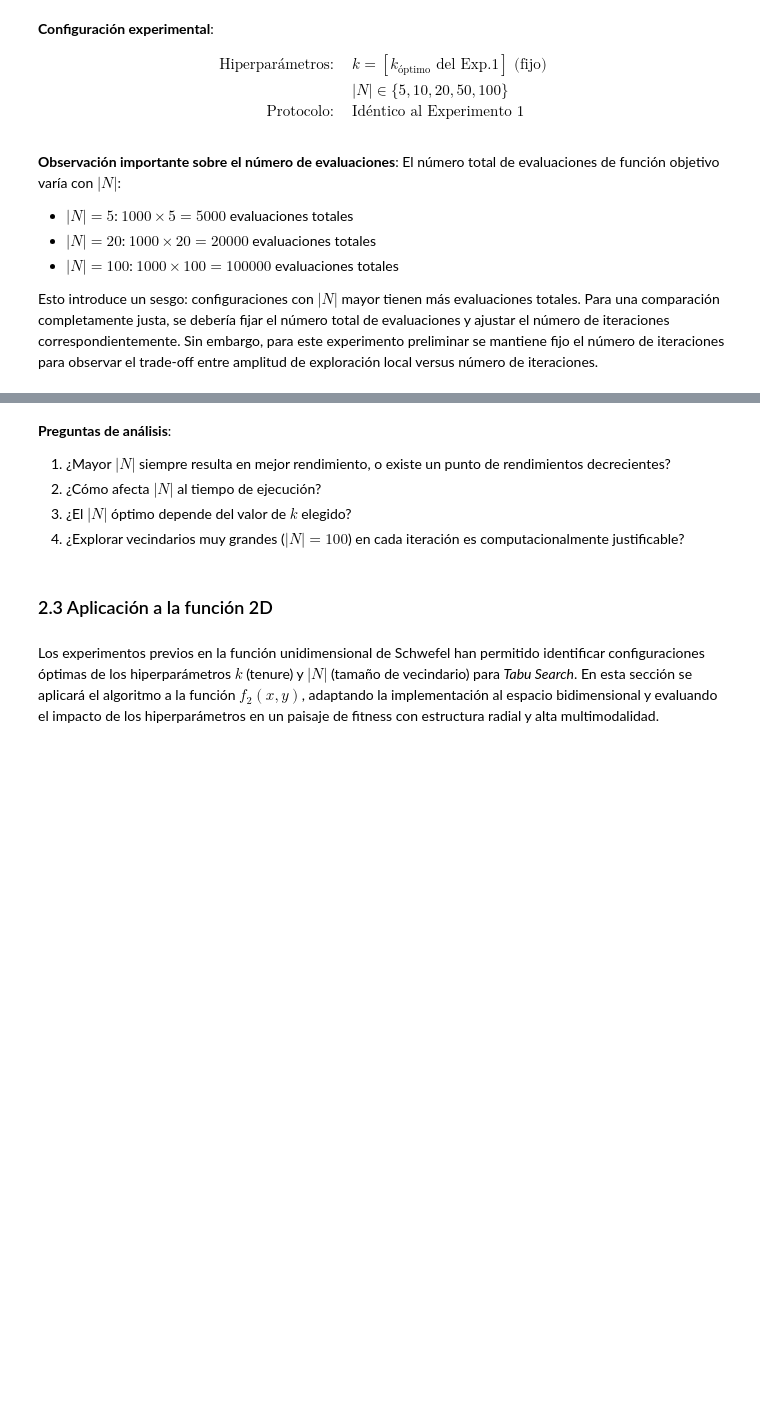
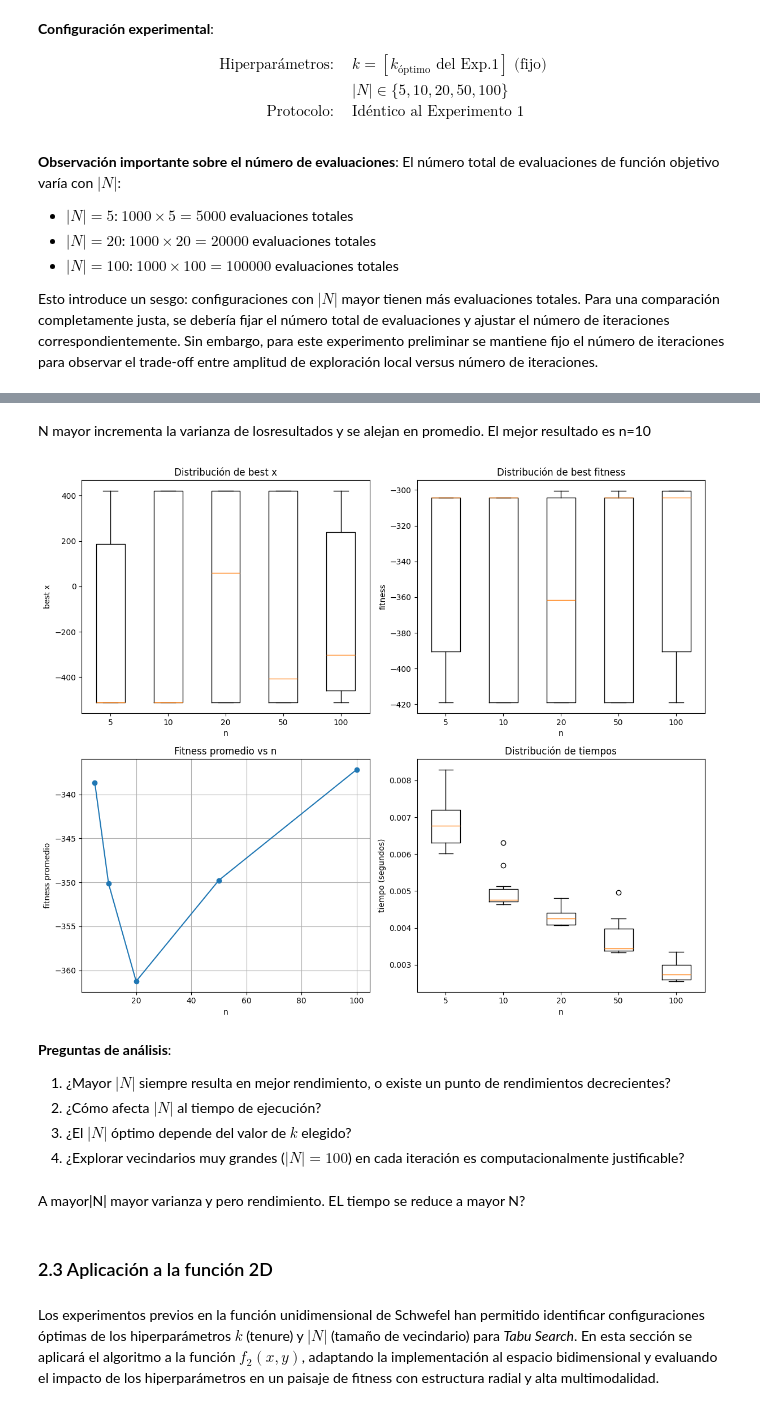
Before and after one commit to jjuradok/metaheuristicas-2026, a Jupyter notebook: tp2/sec2_tabu_search.ipynb, the cells around one changed output, grey strips where cells are left out. Saved outputs shown, nothing was run; the diff lists cells and outputs as text; code cells hidden in the pictures; blank space fills up the shorter version.

```diff
--- a/tp2/sec2_tabu_search.ipynb
+++ b/tp2/sec2_tabu_search.ipynb
@@ -350,0 +573,19 @@ Esto introduce un sesgo: configuraciones con $|N|$ mayor tienen más evaluacione
+# %%
+# seleccion del mejor n en funcion de la media
+mean_fit_by_n = {}
+
+for n, data in results_exp2.items():
+    fits = np.array(data["best_fit"]).flatten()
+    mean_fit = np.mean(fits)
+
+    mean_fit_by_n[n] = mean_fit
+
+# mejor n (como minimizás)
+best_n = min(mean_fit_by_n, key=mean_fit_by_n.get)
+
+print("Mean fitness por n:")
+for n, mean_fit in mean_fit_by_n.items():
+    print(f"n={n}: {mean_fit}")
+
+print("\nMejor n:", best_n)
+print("Mean fitness:", mean_fit_by_n[best_k])
@@ -351,3 +625,59 @@ Esto introduce un sesgo: configuraciones con $|N|$ mayor tienen más evaluacione
+# %% [markdown]
+N mayor incrementa la varianza de losresultados y se alejan en promedio. El mejor resultado es n=10
+# %%
+k_s = list(results_exp2.keys())
+
+data_x = []
+data_fit = []
+data_time = []
+
+for n in N_s:
+    xs = np.array(results_exp2[n]["best_x"]).flatten()
+    fits = np.array(results_exp2[n]["best_fit"]).flatten()
+    times = np.array(results_exp2[n]["best_times"]).flatten()
+
+    data_x.append(xs)
+    data_fit.append(fits)
+    data_time.append(times)
+
+# promedio fitness por n
+mean_fitness = [np.mean(fits) for fits in data_fit]
+
+fig, axs = plt.subplots(2, 2, figsize=(12,10))
+
+# ----------------------
+# arriba izquierda
+axs[0,0].boxplot(data_x, tick_labels=k_s)
+axs[0,0].set_title("Distribución de best x")
+axs[0,0].set_xlabel("n")
+axs[0,0].set_ylabel("best x")
+
+# ----------------------
+# arriba derecha
+axs[0,1].boxplot(data_fit, tick_labels=k_s)
+axs[0,1].set_title("Distribución de best fitness")
+axs[0,1].set_xlabel("n")
+axs[0,1].set_ylabel("fitness")
+
+# ----------------------
+# abajo izquierda
+axs[1,0].plot(k_s, mean_fitness, marker='o')
+axs[1,0].set_title("Fitness promedio vs n")
+axs[1,0].set_xlabel("n")
+axs[1,0].set_ylabel("fitness promedio")
+axs[1,0].grid(True)
+
+# ----------------------
+# abajo derecha
+axs[1,1].boxplot(data_time, tick_labels=k_s)
+axs[1,1].set_title("Distribución de tiempos")
+axs[1,1].set_xlabel("n")
+axs[1,1].set_ylabel("tiempo (segundos)")
+
+plt.tight_layout()
+plt.show()
+# %% [output]
+[figure, added]
 # %% [markdown]
 
 **Preguntas de análisis**:
@@ -356,6 +686,9 @@ Esto introduce un sesgo: configuraciones con $|N|$ mayor tienen más evaluacione
 2. ¿Cómo afecta $|N|$ al tiempo de ejecución?
 3. ¿El $|N|$ óptimo depende del valor de $k$ elegido?
 4. ¿Explorar vecindarios muy grandes ($|N|=100$) en cada iteración es computacionalmente justificable?
+# %% [markdown]
+A mayor|N| mayor varianza y pero rendimiento.
+EL tiempo se reduce a mayor N?
 # %% [markdown]
 ### 2.3 Aplicación a la función 2D
 # %% [markdown]
```
Also changed, not shown: parts of 19 cells of this notebook.
